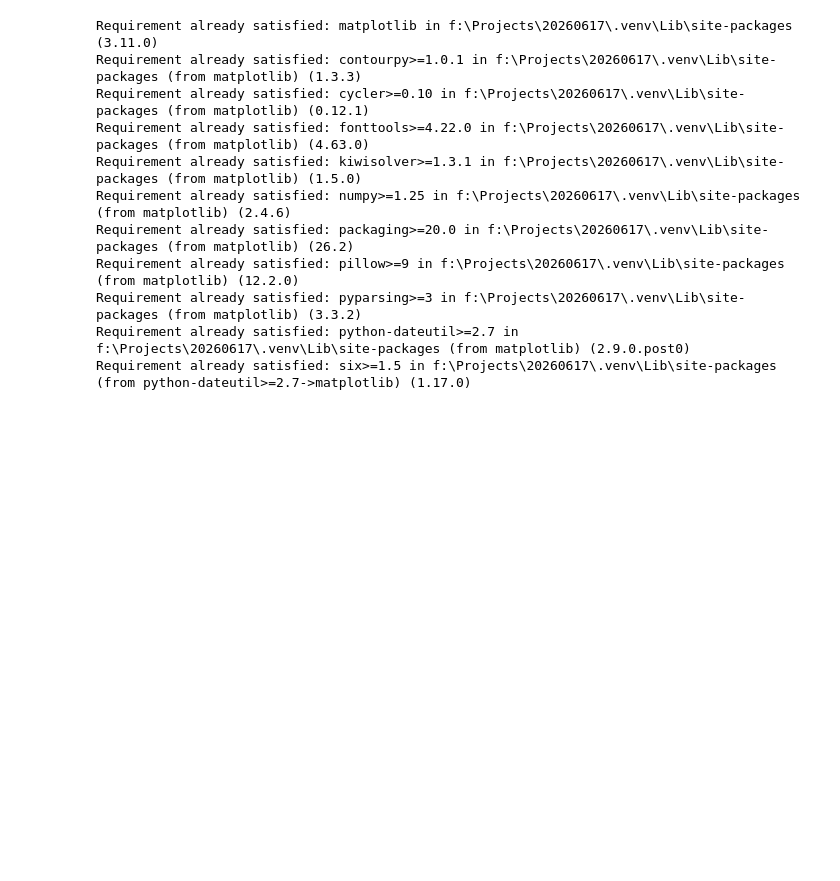
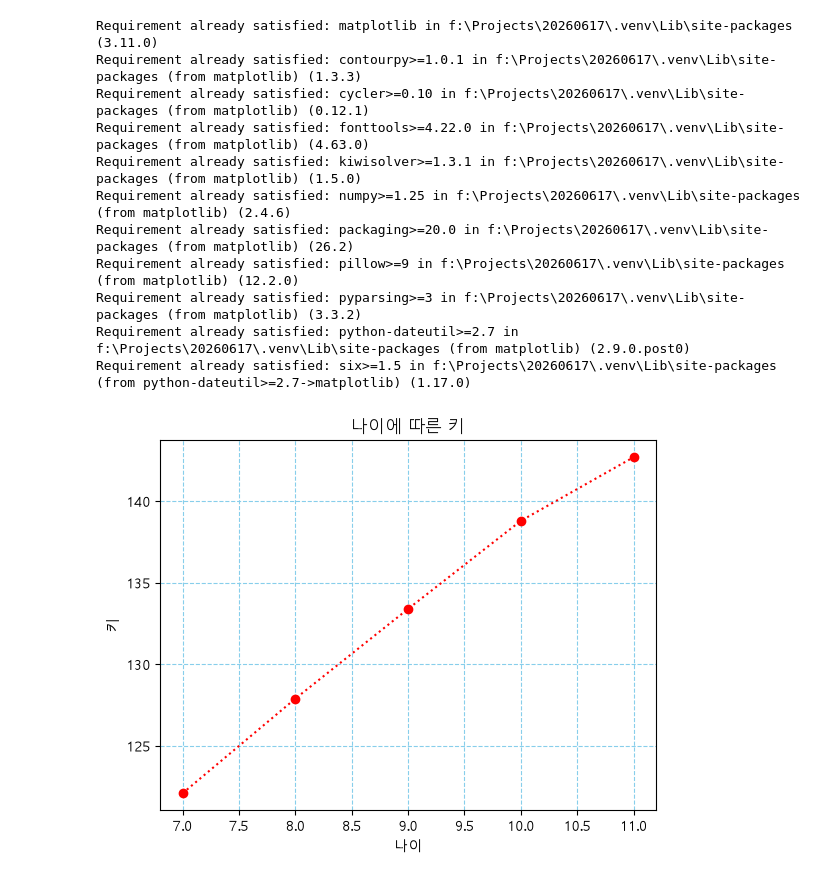
Before and after one commit to ChoongyeolKim/20260616, a Jupyter notebook: src/matplotlib-exercise.ipynb, the cells around one changed output. Cells and saved outputs as stored; diff of their text form; code cells hidden in the pictures; blank space fills up the shorter version.

```diff
--- a/src/matplotlib-exercise.ipynb
+++ b/src/matplotlib-exercise.ipynb
@@ -17,3 +17,16 @@ import matplotlib.pyplot as plt
 
 plt.rc('font', family='Malgun Gothic') # 'Apple Gothic'
 plt.rc('axes', unicode_minus=False)
+# %%
+age = [7, 8, 9, 10, 11]
+height = [122.1, 127.9, 133.4, 138.8, 142.7]
+
+plt.plot(age, height, color='red', marker='o', ls=':')
+plt.grid(ls='--', color='skyblue')
+plt.title('나이에 따른 키')
+plt.xlabel('나이')
+plt.ylabel('키')
+
+plt.show()
+# %% [output]
+[figure, added]
```
Also changed, not shown: parts of 13 cells of this notebook.
